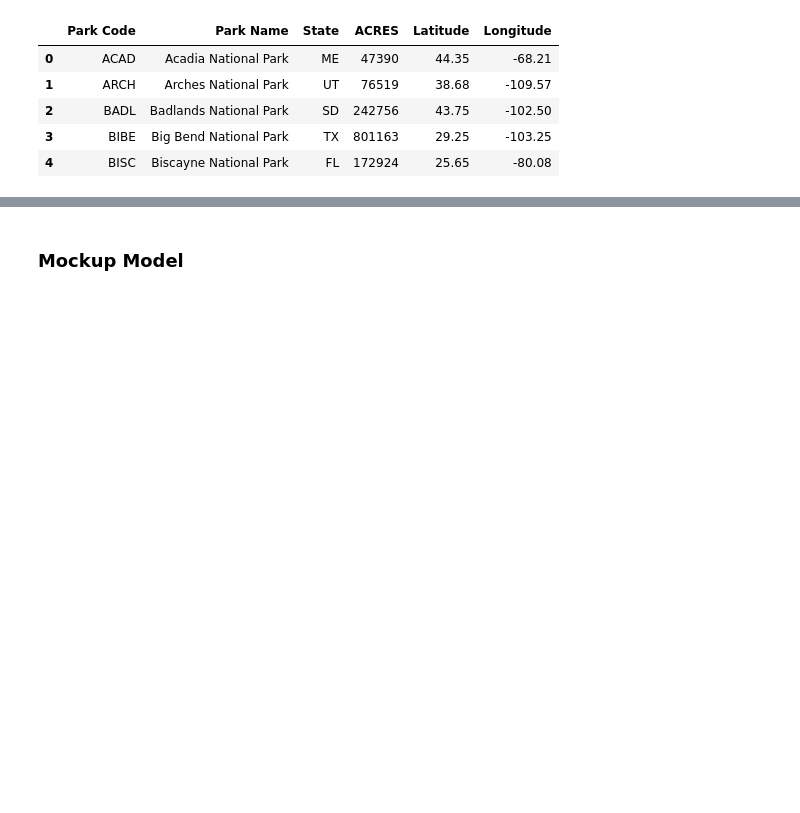
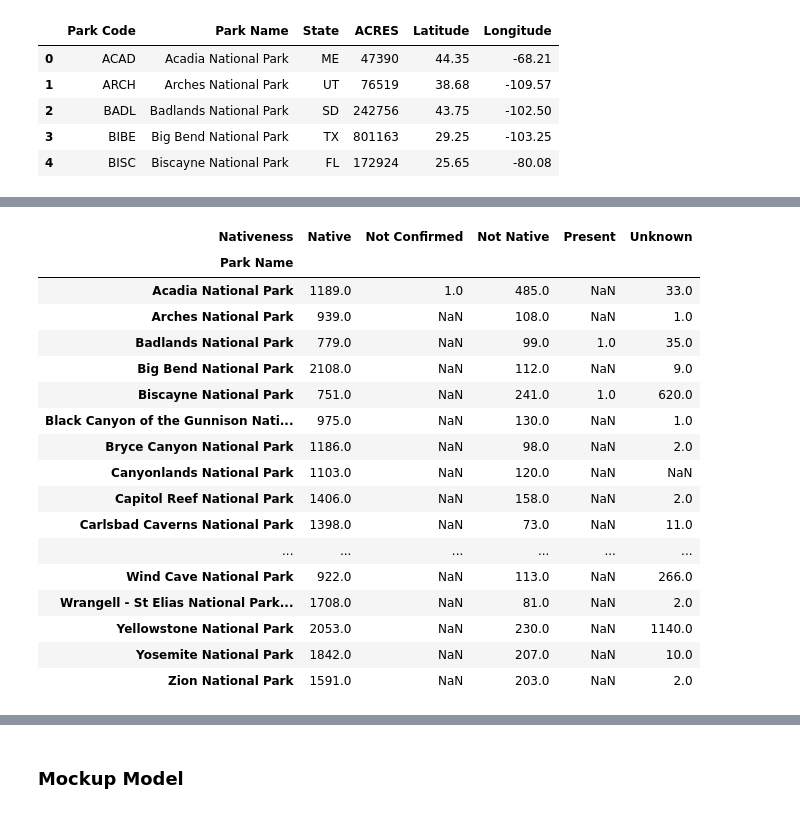
Before and after one commit to holleyvoegtle/Biodiversity_Analysis, a Jupyter notebook: machine-learning/Biodiversity_MachineLearning.ipynb, the cells around one changed output, grey strips where cells are left out. Cells and saved outputs as stored; diff of their text form; code cells hidden in the pictures; blank space fills up the shorter version.

```diff
--- a/machine-learning/Biodiversity_MachineLearning.ipynb
+++ b/machine-learning/Biodiversity_MachineLearning.ipynb
@@ -248,0 +219,7 @@ park_names
+# %%
+#Count the number of native and non-native species for each park
+species_grouped = species_df.groupby(['Park Name', 'Nativeness']).agg({'Nativeness': ['count']})
+species_grouped.columns = ['Nativeness_count']
+species_grouped = species_grouped.reset_index()
+print(species_grouped)
+print(type(species_grouped))
@@ -248,0 +242,24 @@ park_names
+# %%
+#Reshape dataframe and re-index to merge with main dataframe
+nativeness_df = species_grouped.pivot(index='Park Name', columns='Nativeness')
+nativeness_df.columns = nativeness_df.columns.droplevel()
+nativeness_df
+# %% [output]
+| Nativeness | Native | Not Confirmed | Not Native | Present | Unknown |
+| Park Name |  |  |  |  |  |
+| Acadia National Park | 1189.0 | 1.0 | 485.0 | NaN | 33.0 |
+| Arches National Park | 939.0 | NaN | 108.0 | NaN | 1.0 |
+| Badlands National Park | 779.0 | NaN | 99.0 | 1.0 | 35.0 |
+| Big Bend National Park | 2108.0 | NaN | 112.0 | NaN | 9.0 |
+| Biscayne National Park | 751.0 | NaN | 241.0 | 1.0 | 620.0 |
+| Black Canyon of the Gunnison Nati... | 975.0 | NaN | 130.0 | NaN | 1.0 |
+| Bryce Canyon National Park | 1186.0 | NaN | 98.0 | NaN | 2.0 |
+| Canyonlands National Park | 1103.0 | NaN | 120.0 | NaN | NaN |
+| Capitol Reef National Park | 1406.0 | NaN | 158.0 | NaN | 2.0 |
+| Carlsbad Caverns National Park | 1398.0 | NaN | 73.0 | NaN | 11.0 |
+| ... | ... | ... | ... | ... | ... |
+| Wind Cave National Park | 922.0 | NaN | 113.0 | NaN | 266.0 |
+| Wrangell - St Elias National Park... | 1708.0 | NaN | 81.0 | NaN | 2.0 |
+| Yellowstone National Park | 2053.0 | NaN | 230.0 | NaN | 1140.0 |
+| Yosemite National Park | 1842.0 | NaN | 207.0 | NaN | 10.0 |
+| Zion National Park | 1591.0 | NaN | 203.0 | NaN | 2.0 |
```
Also changed, not shown: parts of 40 cells of this notebook.
